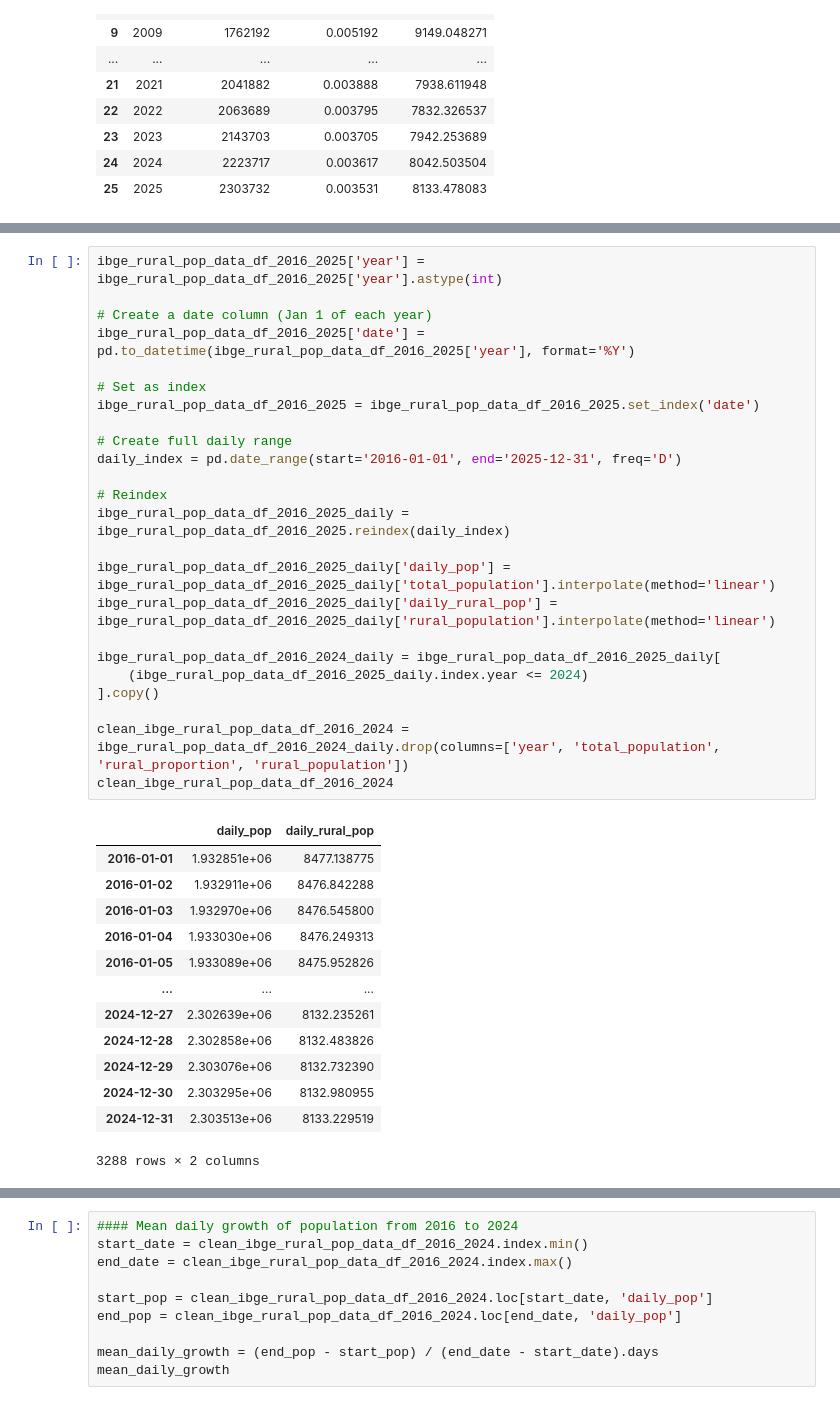
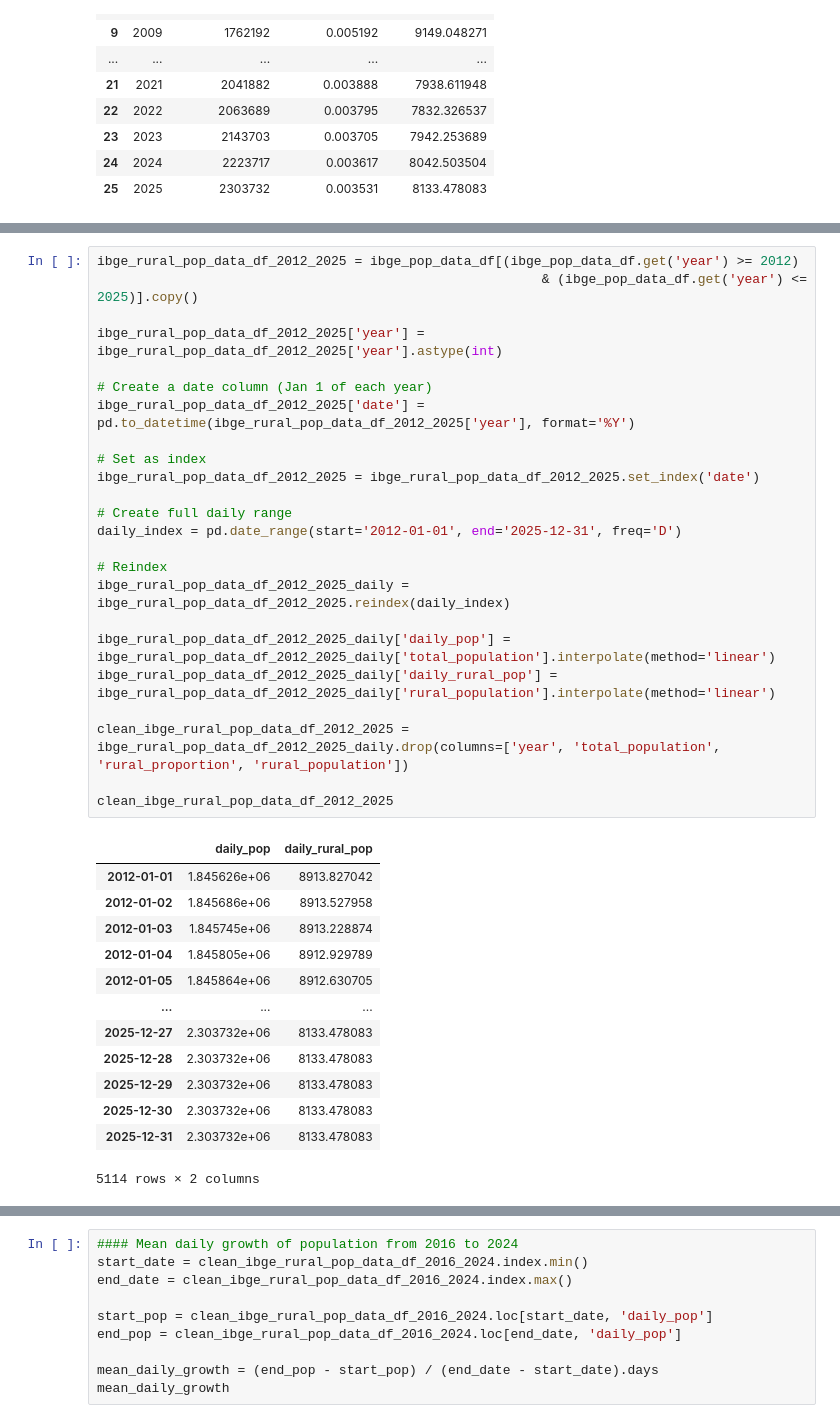
Before and after one commit to RaphaLevy/Study_on_malaria_dynamics_v2, a Jupyter notebook: data_files/notebooks/IBGE_Population_Data.ipynb, the cells around one changed output, grey strips where cells are left out. Drawn from its saved outputs; the diff is of its cells as text.

Commit message:
Adds IBGE data from 2012 to 2025 to include warm-up period

```diff
--- a/data_files/notebooks/IBGE_Population_Data.ipynb
+++ b/data_files/notebooks/IBGE_Population_Data.ipynb
@@ -90,38 +57,38 @@ ibge_rural_pop_data_df_2016_2025
 # %%
-ibge_rural_pop_data_df_2016_2025['year'] = ibge_rural_pop_data_df_2016_2025['year'].astype(int)
+ibge_rural_pop_data_df_2012_2025 = ibge_pop_data_df[(ibge_pop_data_df.get('year') >= 2012)
+                                                         & (ibge_pop_data_df.get('year') <= 2025)].copy()
+
+ibge_rural_pop_data_df_2012_2025['year'] = ibge_rural_pop_data_df_2012_2025['year'].astype(int)
 
 # Create a date column (Jan 1 of each year)
-ibge_rural_pop_data_df_2016_2025['date'] = pd.to_datetime(ibge_rural_pop_data_df_2016_2025['year'], format='%Y')
+ibge_rural_pop_data_df_2012_2025['date'] = pd.to_datetime(ibge_rural_pop_data_df_2012_2025['year'], format='%Y')
 
 # Set as index
-ibge_rural_pop_data_df_2016_2025 = ibge_rural_pop_data_df_2016_2025.set_index('date')
+ibge_rural_pop_data_df_2012_2025 = ibge_rural_pop_data_df_2012_2025.set_index('date')
 
 # Create full daily range
-daily_index = pd.date_range(start='2016-01-01', end='2025-12-31', freq='D')
+daily_index = pd.date_range(start='2012-01-01', end='2025-12-31', freq='D')
 
 # Reindex
-ibge_rural_pop_data_df_2016_2025_daily = ibge_rural_pop_data_df_2016_2025.reindex(daily_index)
+ibge_rural_pop_data_df_2012_2025_daily = ibge_rural_pop_data_df_2012_2025.reindex(daily_index)
 
-ibge_rural_pop_data_df_2016_2025_daily['daily_pop'] = ibge_rural_pop_data_df_2016_2025_daily['total_population'].interpolate(method='linear')
-ibge_rural_pop_data_df_2016_2025_daily['daily_rural_pop'] = ibge_rural_pop_data_df_2016_2025_daily['rural_population'].interpolate(method='linear')
+ibge_rural_pop_data_df_2012_2025_daily['daily_pop'] = ibge_rural_pop_data_df_2012_2025_daily['total_population'].interpolate(method='linear')
+ibge_rural_pop_data_df_2012_2025_daily['daily_rural_pop'] = ibge_rural_pop_data_df_2012_2025_daily['rural_population'].interpolate(method='linear')
 
-ibge_rural_pop_data_df_2016_2024_daily = ibge_rural_pop_data_df_2016_2025_daily[
-    (ibge_rural_pop_data_df_2016_2025_daily.index.year <= 2024)
-].copy()
+clean_ibge_rural_pop_data_df_2012_2025 = ibge_rural_pop_data_df_2012_2025_daily.drop(columns=['year', 'total_population', 'rural_proportion', 'rural_population'])
 
-clean_ibge_rural_pop_data_df_2016_2024 = ibge_rural_pop_data_df_2016_2024_daily.drop(columns=['year', 'total_population', 'rural_proportion', 'rural_population'])
-clean_ibge_rural_pop_data_df_2016_2024
+clean_ibge_rural_pop_data_df_2012_2025
 # %% [output]
 |  | daily_pop | daily_rural_pop |
-| 2016-01-01 | 1.932851e+06 | 8477.138775 |
-| 2016-01-02 | 1.932911e+06 | 8476.842288 |
-| 2016-01-03 | 1.932970e+06 | 8476.545800 |
-| 2016-01-04 | 1.933030e+06 | 8476.249313 |
-| 2016-01-05 | 1.933089e+06 | 8475.952826 |
+| 2012-01-01 | 1.845626e+06 | 8913.827042 |
+| 2012-01-02 | 1.845686e+06 | 8913.527958 |
+| 2012-01-03 | 1.845745e+06 | 8913.228874 |
+| 2012-01-04 | 1.845805e+06 | 8912.929789 |
+| 2012-01-05 | 1.845864e+06 | 8912.630705 |
 | ... | ... | ... |
-| 2024-12-27 | 2.302639e+06 | 8132.235261 |
-| 2024-12-28 | 2.302858e+06 | 8132.483826 |
-| 2024-12-29 | 2.303076e+06 | 8132.732390 |
-| 2024-12-30 | 2.303295e+06 | 8132.980955 |
-| 2024-12-31 | 2.303513e+06 | 8133.229519 |
+| 2025-12-27 | 2.303732e+06 | 8133.478083 |
+| 2025-12-28 | 2.303732e+06 | 8133.478083 |
+| 2025-12-29 | 2.303732e+06 | 8133.478083 |
+| 2025-12-30 | 2.303732e+06 | 8133.478083 |
+| 2025-12-31 | 2.303732e+06 | 8133.478083 |
-3288 rows × 2 columns
+5114 rows × 2 columns
```
Also changed, not shown: parts of 17 cells of this notebook, 1 other file.
